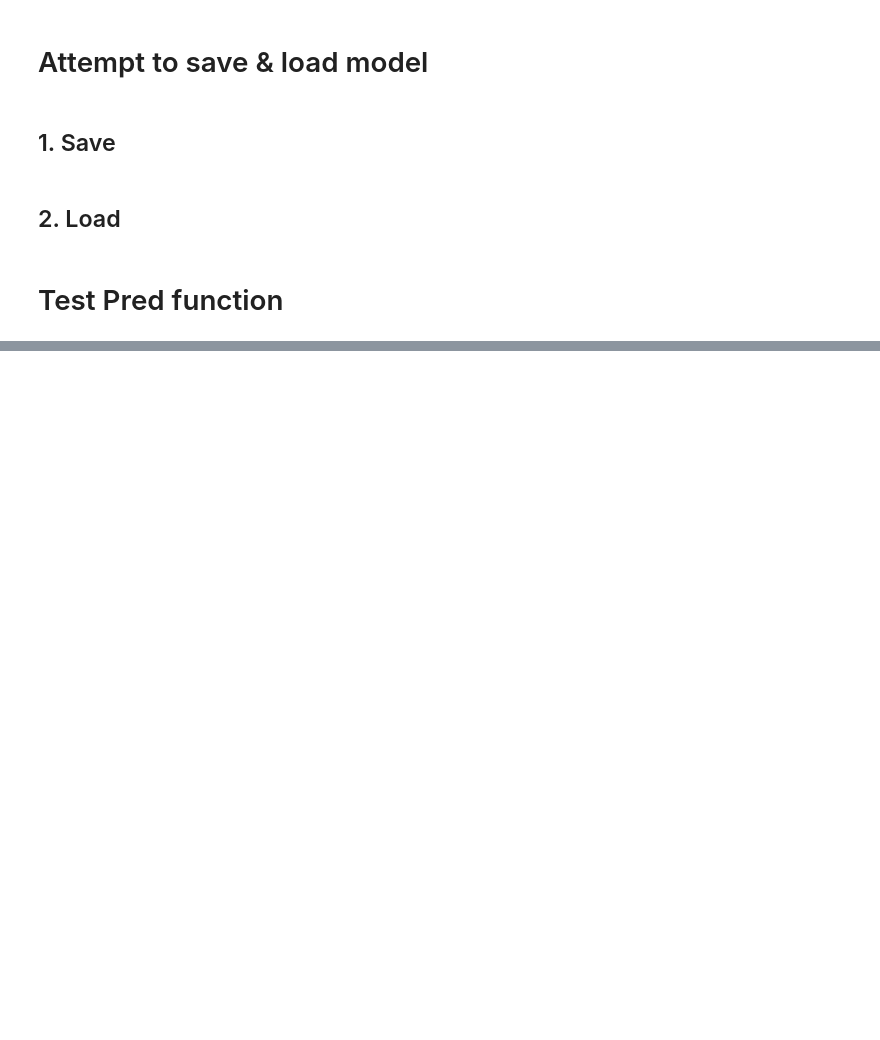
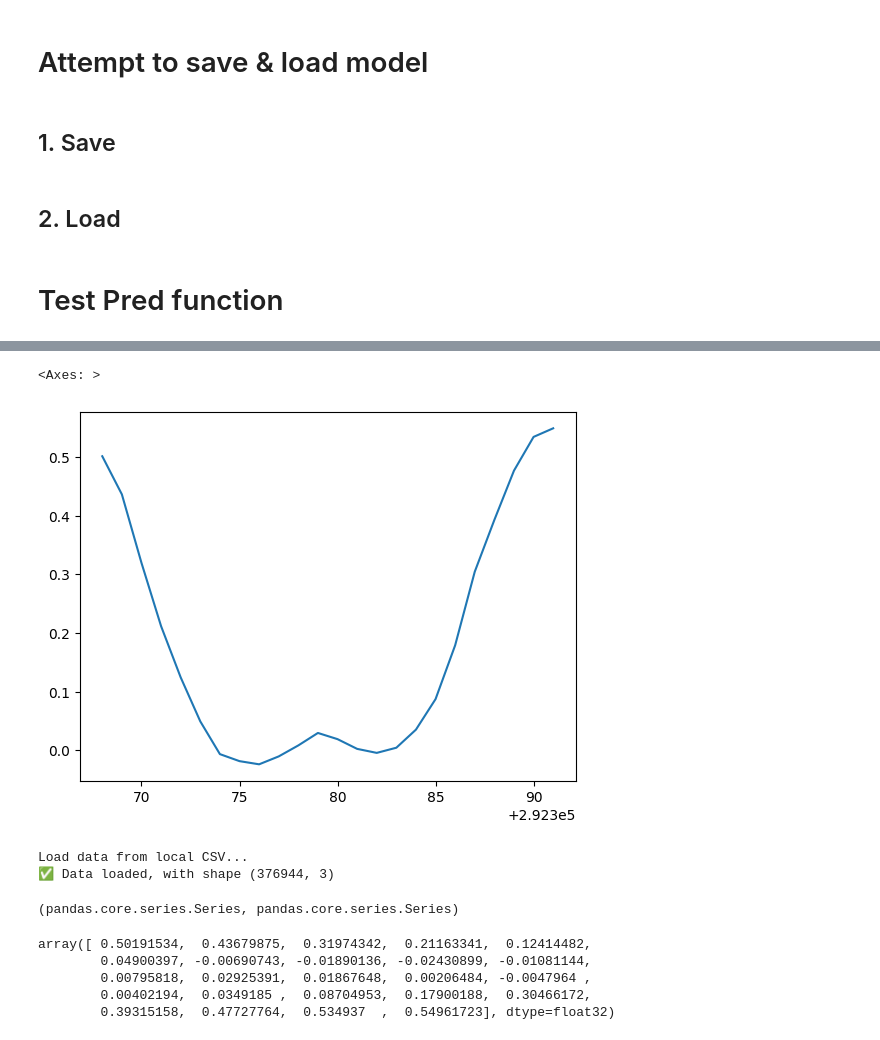
Before and after one commit to jerome-roeser/advanced-power-forecast, a Jupyter notebook: notebooks/jerome_test_RNN_apf_project.ipynb, the cells around one changed output, grey strips where cells are left out. Drawn from its saved outputs; the diff is of its cells as text; code cells hidden in the pictures; blank space fills up the shorter version.

```diff
--- a/notebooks/jerome_test_RNN_apf_project.ipynb
+++ b/notebooks/jerome_test_RNN_apf_project.ipynb
@@ -567,35 +259,0 @@ X_train.shape, y_train.shape
-# %%
-def pred(X_pred:str = '2013-05-08 12:00:00') -> np.ndarray:
-    """
-    Make a prediction using the latest trained model
-    """
-
-    print("\n⭐️ Use case: predict")
-
-    # X_pred = datetime.strptime(X_pred, '%Y-%m-%d %H:%M:%S')
-    # reference_datetime = datetime.strptime("1980-01-01 00:00:00", '%Y-%m-%d %H:%M:%S')
-    # time_difference = X_pred - reference_datetime
-    # time_difference_hours = time_difference.total_seconds() / 3600
-    # input_date = X_test[time_difference_hours-47: time_difference_hours+1]
-
-
-
-    # if X_pred is None:
-    #     X_pred = pd.DataFrame(dict(
-    #     pickup_datetime=[pd.Timestamp("2013-07-06 17:18:00", tz='UTC')],
-    #     pickup_longitude=[-73.950655],
-    #     pickup_latitude=[40.783282],
-    #     dropoff_longitude=[-73.984365],
-    #     dropoff_latitude=[40.769802],
-    #     passenger_count=[1],
-    # ))
-
-    model = load_model()
-    assert model is not None
-
-    # X_processed = preprocess_features(X_pred)
-    # y_pred = model.predict(X_processed)
-
-    # print("\n✅ prediction done: ", y_pred, y_pred.shape, "\n")
-    print("\n✅ prediction done: \n")
-    return model
@@ -605,0 +355,35 @@ new_model.summary()
+# %%
+y_pred.electricity.plot()
+# %% [output]
+<Axes: >
+[figure, added]
+# %%
+query = f"""
+        SELECT *
+    FROM {GCP_PROJECT}.{BQ_DATASET}.processed_pv
+    ORDER BY utc_time
+"""
+
+data_processed_cache_path = Path(LOCAL_DATA_PATH).joinpath("processed", f"processed_pv.csv")
+data_processed = get_data_with_cache(
+    gcp_project=GCP_PROJECT,
+    query=query,
+    cache_path=data_processed_cache_path,
+    data_has_header=True
+)
+# %% [output]
+Load data from local CSV...
+✅ Data loaded, with shape (376944, 3)
+# %%
+y_pred_dates = data_processed[data_processed['utc_time'] > input_pred]['utc_time'][12:36]
+type(y_pred_dates), type(pd.Series(y_pred[0]))
+# %% [output]
+(pandas.core.series.Series, pandas.core.series.Series)
+# %%
+y_pred[0]
+# %% [output]
+array([ 0.50191534,  0.43679875,  0.31974342,  0.21163341,  0.12414482,
+        0.04900397, -0.00690743, -0.01890136, -0.02430899, -0.01081144,
+        0.00795818,  0.02925391,  0.01867648,  0.00206484, -0.0047964 ,
+        0.00402194,  0.0349185 ,  0.08704953,  0.17900188,  0.30466172,
+        0.39315158,  0.47727764,  0.534937  ,  0.54961723], dtype=float32)
```
Also changed, not shown: parts of 12 cells of this notebook, 4 other files.
